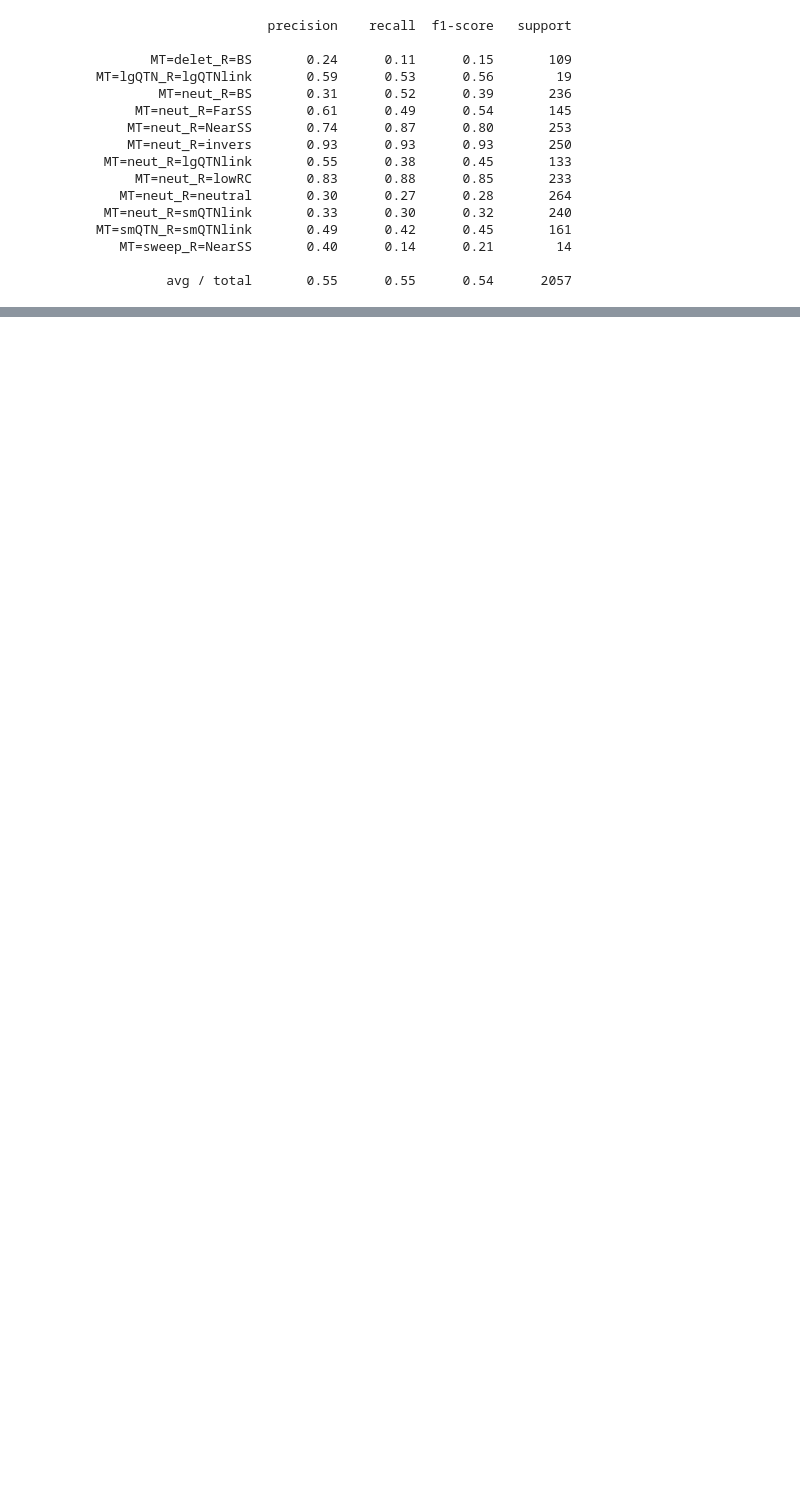
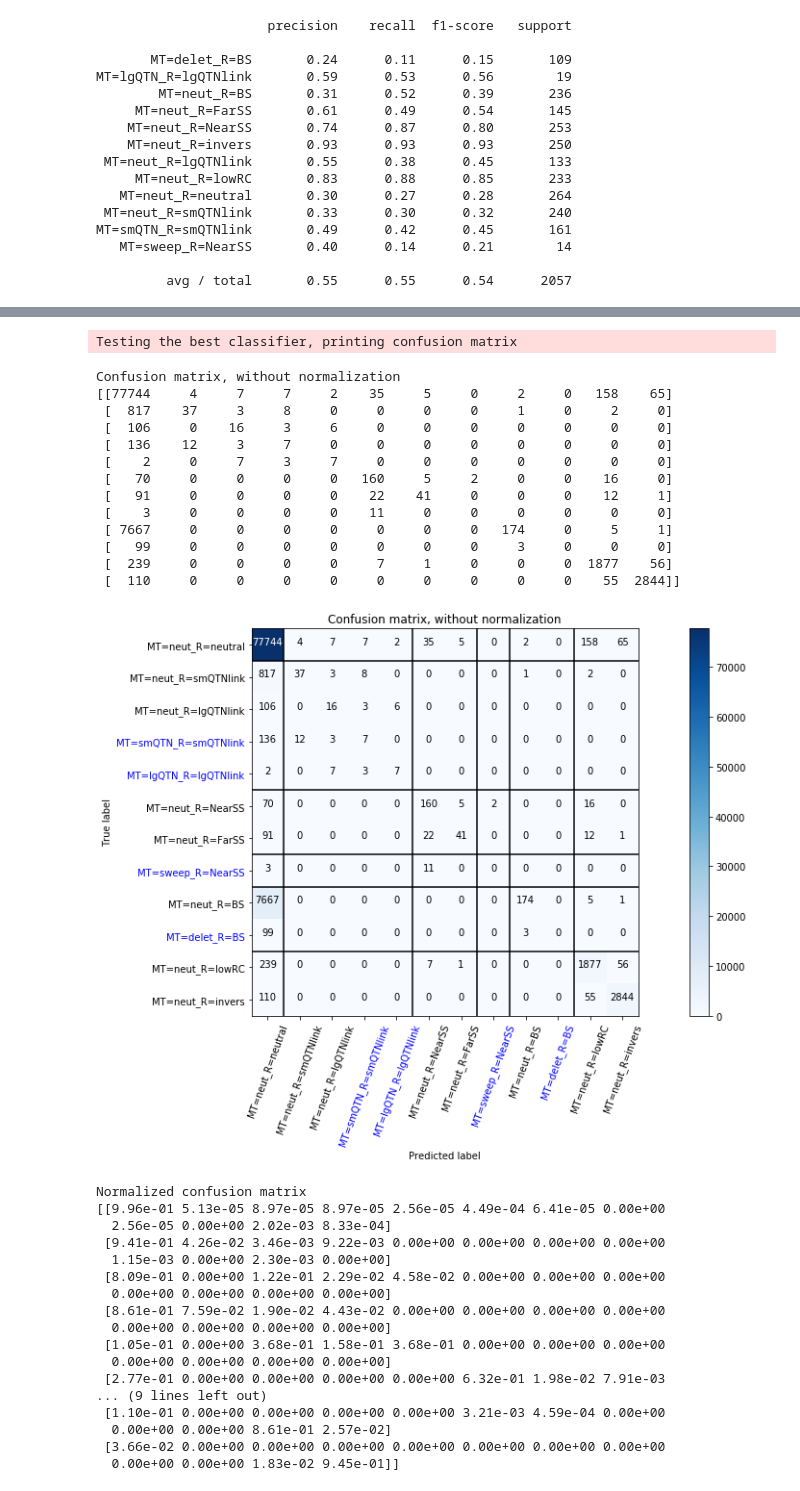
Before and after one commit to TestTheTests/TTT_RecombinationGenomeScans, a Jupyter notebook: ml_project/test_classifier.ipynb, the cells around one changed output, grey strips where cells are left out. Cells and saved outputs as stored; diff of their text form; code cells hidden in the pictures; blank space fills up the shorter version.

Commit message:
add a comparison of classifier to lfmm ridge

```diff
--- a/ml_project/test_classifier.ipynb
+++ b/ml_project/test_classifier.ipynb
@@ -770,0 +810,35 @@ MT=smQTN_R=smQTNlink       0.49      0.42      0.45       161
+# %%
+plotReportForComparison("classifiers/noOverH12_11-5-18.p")
+# %% [output]
+Testing the best classifier, printing confusion matrix
+Confusion matrix, without normalization
+[[77744     4     7     7     2    35     5     0     2     0   158    65]
+ [  817    37     3     8     0     0     0     0     1     0     2     0]
+ [  106     0    16     3     6     0     0     0     0     0     0     0]
+ [  136    12     3     7     0     0     0     0     0     0     0     0]
+ [    2     0     7     3     7     0     0     0     0     0     0     0]
+ [   70     0     0     0     0   160     5     2     0     0    16     0]
+ [   91     0     0     0     0    22    41     0     0     0    12     1]
+ [    3     0     0     0     0    11     0     0     0     0     0     0]
+ [ 7667     0     0     0     0     0     0     0   174     0     5     1]
+ [   99     0     0     0     0     0     0     0     3     0     0     0]
+ [  239     0     0     0     0     7     1     0     0     0  1877    56]
+ [  110     0     0     0     0     0     0     0     0     0    55  2844]]
+[figure, added]
+Normalized confusion matrix
+[[9.96e-01 5.13e-05 8.97e-05 8.97e-05 2.56e-05 4.49e-04 6.41e-05 0.00e+00
+  2.56e-05 0.00e+00 2.02e-03 8.33e-04]
+ [9.41e-01 4.26e-02 3.46e-03 9.22e-03 0.00e+00 0.00e+00 0.00e+00 0.00e+00
+  1.15e-03 0.00e+00 2.30e-03 0.00e+00]
+ [8.09e-01 0.00e+00 1.22e-01 2.29e-02 4.58e-02 0.00e+00 0.00e+00 0.00e+00
+  0.00e+00 0.00e+00 0.00e+00 0.00e+00]
+ [8.61e-01 7.59e-02 1.90e-02 4.43e-02 0.00e+00 0.00e+00 0.00e+00 0.00e+00
+  0.00e+00 0.00e+00 0.00e+00 0.00e+00]
+ [1.05e-01 0.00e+00 3.68e-01 1.58e-01 3.68e-01 0.00e+00 0.00e+00 0.00e+00
+  0.00e+00 0.00e+00 0.00e+00 0.00e+00]
+ [2.77e-01 0.00e+00 0.00e+00 0.00e+00 0.00e+00 6.32e-01 1.98e-02 7.91e-03
+... (9 lines left out)
+ [1.10e-01 0.00e+00 0.00e+00 0.00e+00 0.00e+00 3.21e-03 4.59e-04 0.00e+00
+  0.00e+00 0.00e+00 8.61e-01 2.57e-02]
+ [3.66e-02 0.00e+00 0.00e+00 0.00e+00 0.00e+00 0.00e+00 0.00e+00 0.00e+00
+  0.00e+00 0.00e+00 1.83e-02 9.45e-01]]
```
Also changed, not shown: parts of 4 cells of this notebook, 4 other files.
